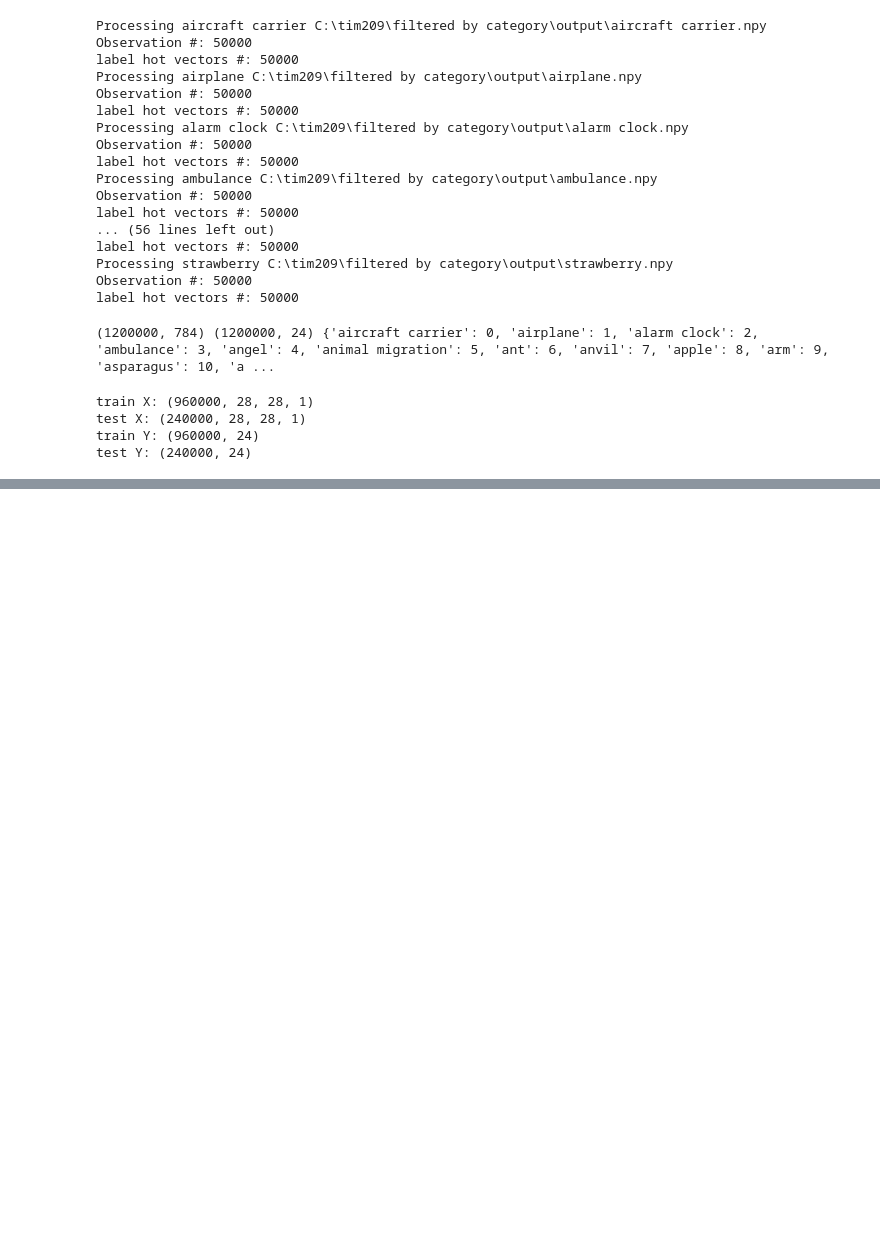
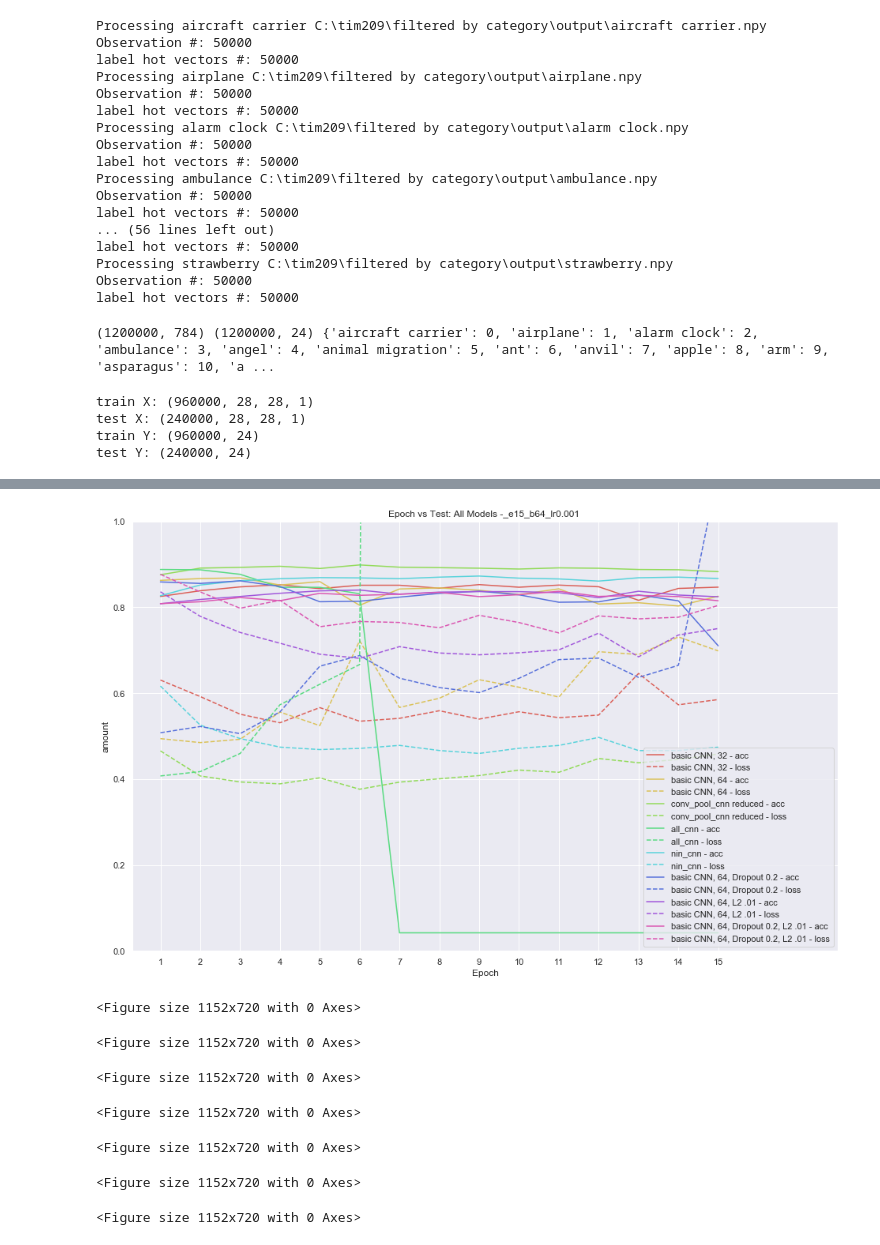
Before and after one commit to adhocmaster/doodleNumpy, a Jupyter notebook: trainTestSaveModels.ipynb, the cells around one changed output, grey strips where cells are left out. Cells and saved outputs as stored; diff of their text form; code cells hidden in the pictures; blank space fills up the shorter version.

```diff
--- a/trainTestSaveModels.ipynb
+++ b/trainTestSaveModels.ipynb
@@ -97,27 +98,37 @@ Epoch 4/15
 # %%
 #print all model graph
 plt.close()
 colorPalette = sns.color_palette("hls", len( histories ) )
 colorIndex = 0
 for ( model, history, testLoss, testAcc ) in histories:
     epochX = np.arange( len( history.epoch ) ) + 1
     fig = plt.figure( figsize=( 16, 10 ) )
     plt.figure(1)
 
     if 'val_loss' in history.history:
         plt.plot( epochX, history.history['val_categorical_accuracy'], color = colorPalette[ colorIndex] , label = model.name + " - acc" )
         plt.plot( epochX, history.history['val_loss'], color = colorPalette[ colorIndex], label = model.name + " - loss", linestyle = '--' )
     else:
         plt.plot( epochX, history.history['categorical_accuracy'], color = colorPalette[ colorIndex] , label = model.name + " - acc" )
         plt.plot( epochX, history.history['loss'], color = colorPalette[ colorIndex], label = model.name + " - loss", linestyle = '--' )
 
     plt.title( 'Epoch vs Test: All Models -' + confStr )
     plt.xlabel( "Epoch" )
     plt.ylabel( "amount" )
     plt.xticks( epochX )
     plt.xlim( right = len( history.epoch ) * 1.2 )
+    plt.ylim( 0, 1 )
     plt.legend()
     colorIndex = colorIndex + 1
 
 allPath =  modelGraphDirectory + "all_" + confStr + datetime.now().strftime( "%Y-%M-%d %Hh%Mm%Ss" ) + ".png"
 plt.savefig( allPath )
+# %% [output]
+[figure, added]
+<Figure size 1152x720 with 0 Axes>
+<Figure size 1152x720 with 0 Axes>
+<Figure size 1152x720 with 0 Axes>
+<Figure size 1152x720 with 0 Axes>
+<Figure size 1152x720 with 0 Axes>
+<Figure size 1152x720 with 0 Axes>
+<Figure size 1152x720 with 0 Axes>
```
Also changed, not shown: parts of 1 cell of this notebook, 27 other files.
